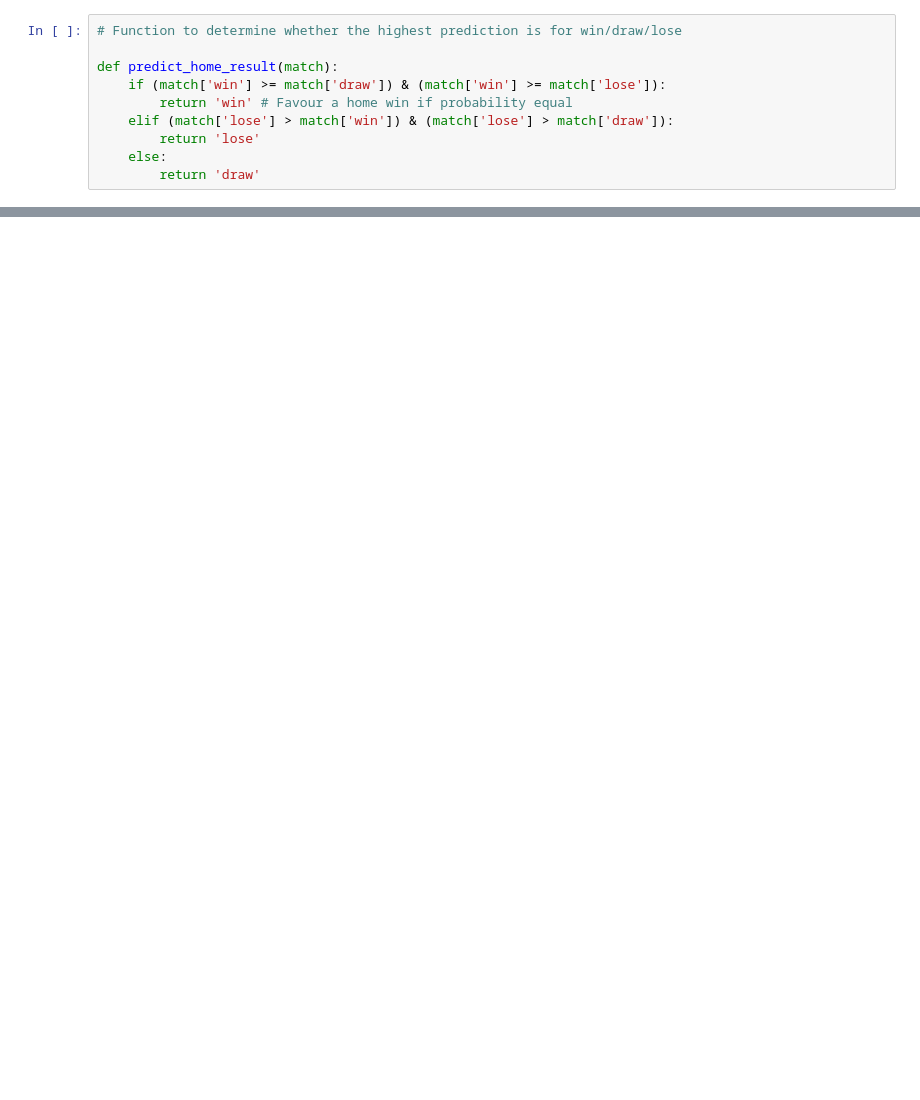
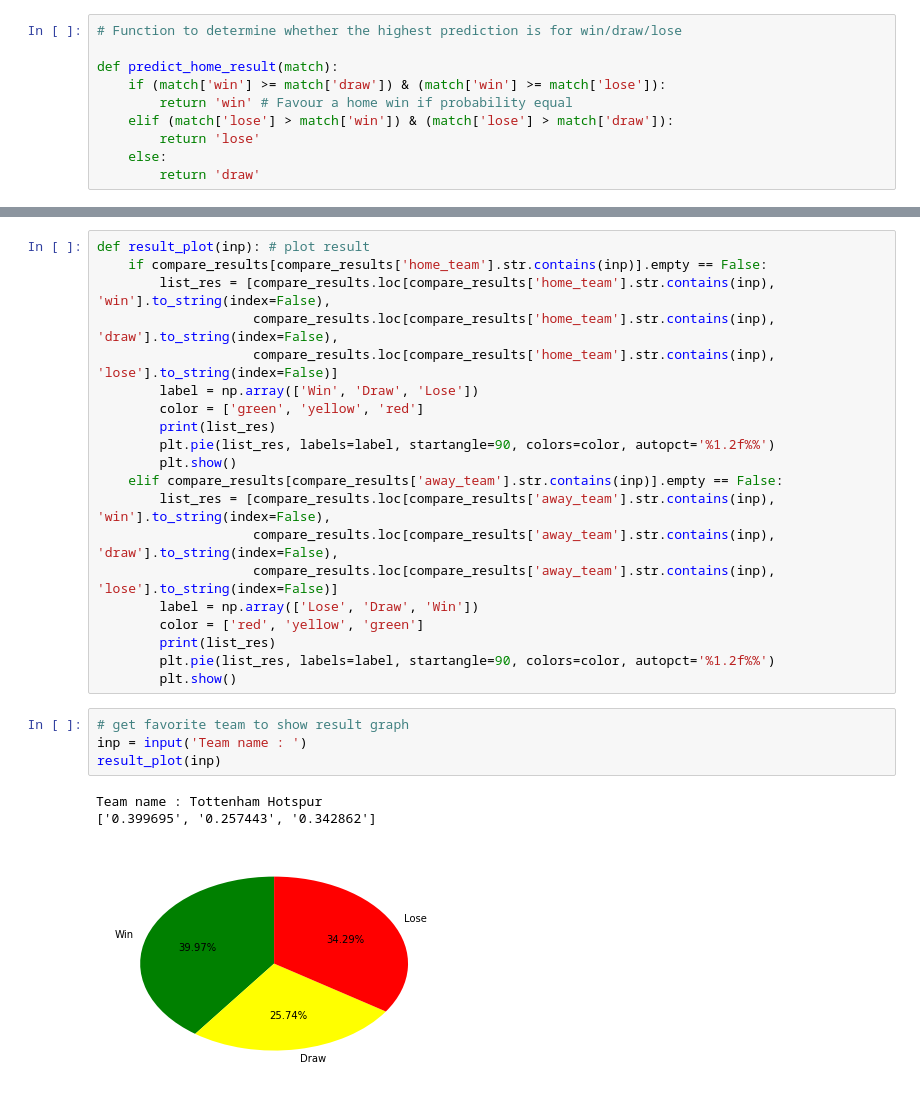
Before and after one commit to opalchonlapat/BabySoccer, a Jupyter notebook: EPL_weekly_predicting.ipynb, the cells around one changed output, grey strips where cells are left out. Saved outputs shown, nothing was run; the diff lists cells and outputs as text; blank space fills up the shorter version.

```diff
--- a/EPL_weekly_predicting.ipynb
+++ b/EPL_weekly_predicting.ipynb
@@ -559,0 +594,28 @@ compare_results
+# %%
+def result_plot(inp): # plot result
+    if compare_results[compare_results['home_team'].str.contains(inp)].empty == False:
+        list_res = [compare_results.loc[compare_results['home_team'].str.contains(inp), 'win'].to_string(index=False),
+                    compare_results.loc[compare_results['home_team'].str.contains(inp), 'draw'].to_string(index=False),
+                    compare_results.loc[compare_results['home_team'].str.contains(inp), 'lose'].to_string(index=False)]
+        label = np.array(['Win', 'Draw', 'Lose'])
+        color = ['green', 'yellow', 'red']
+        print(list_res)
+        plt.pie(list_res, labels=label, startangle=90, colors=color, autopct='%1.2f%%')
+        plt.show()
+    elif compare_results[compare_results['away_team'].str.contains(inp)].empty == False:
+        list_res = [compare_results.loc[compare_results['away_team'].str.contains(inp), 'win'].to_string(index=False),
+                    compare_results.loc[compare_results['away_team'].str.contains(inp), 'draw'].to_string(index=False),
+                    compare_results.loc[compare_results['away_team'].str.contains(inp), 'lose'].to_string(index=False)]
+        label = np.array(['Lose', 'Draw', 'Win'])
+        color = ['red', 'yellow', 'green']
+        print(list_res)
+        plt.pie(list_res, labels=label, startangle=90, colors=color, autopct='%1.2f%%')
+        plt.show()
+# %%
+# get favorite team to show result graph
+inp = input('Team name : ')
+result_plot(inp)
+# %% [output]
+Team name : Tottenham Hotspur
+['0.399695', '0.257443', '0.342862']
+[figure, added]
```
Also changed, not shown: parts of 15 cells of this notebook.
